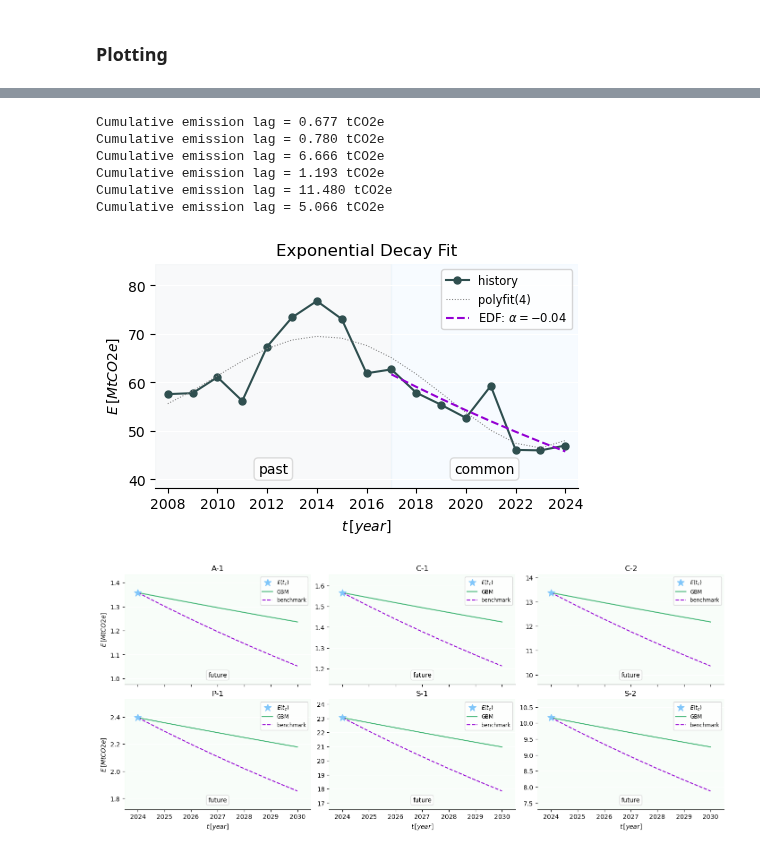
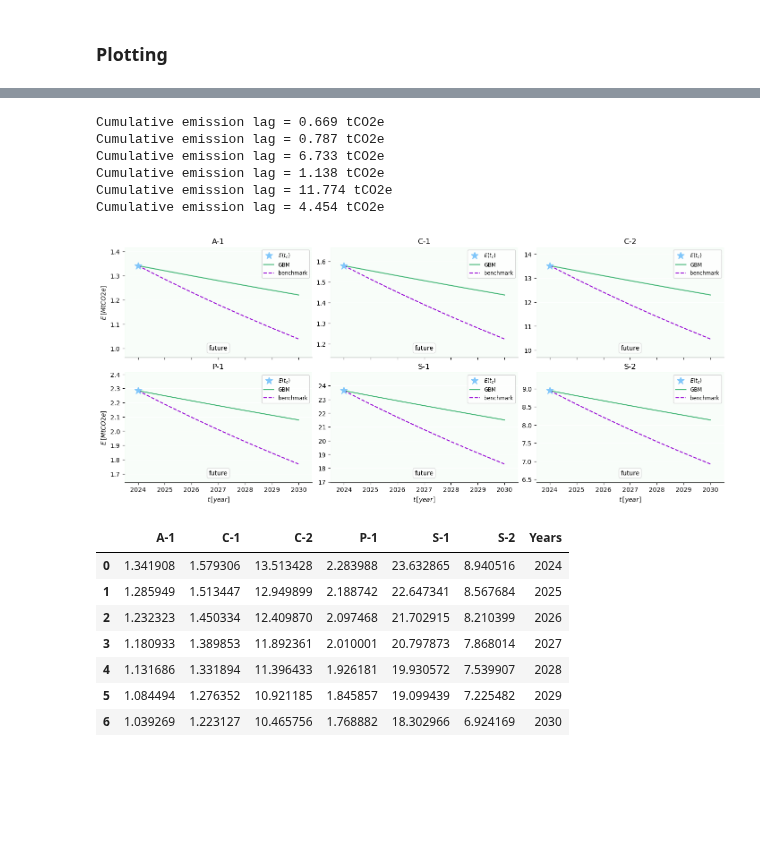
Before and after one commit to thiagoneye/costcaster, a Jupyter notebook: src/forecast.ipynb, the cells around one changed output, grey strips where cells are left out. Cells and saved outputs as stored; diff of their text form; code cells hidden in the pictures; blank space fills up the shorter version.

```diff
--- a/src/forecast.ipynb
+++ b/src/forecast.ipynb
@@ -542,9 +540,9 @@ URL = "https://raw.githubusercontent.com/thiagoneye/costcaster/main/data/Relat%C
 response = requests.get(URL)
 br = pd.read_excel(BytesIO(response.content), engine="openpyxl", skiprows=1)
 
-# 2023 emissions only
-E_2023 = df.iloc[-2]
-E_2023 = E_2023.to_dict()
+# Last emissions only
+E_last = df.iloc[-1]
+E_last = E_last.to_dict()
 
 # History
 th, Eh = br["Ano"].values, br["milhões de toneladas"].values
@@ -634,36 +667,5 @@ def lag_cumulative(comp, br, opt="cum"):
 # %%
-# Curve Fitting
-
-fig, ax = plt.subplots(
-    1, 1, figsize=(3 * 1.618, 3), sharey=False, constrained_layout=True
-)
-
-plt.plot(th, Eh, "-o", color=COLORS["History"], ms=5, label="history", zorder=2)
-plt.plot(th, E_, label="polyfit(4)", lw=0.75, ls=":", color="gray")
-plt.plot(
-    th_e,
-    E_e,
-    color=mcolors.CSS4_COLORS["darkviolet"],
-    ls="--",
-    label=f"EDF: $\\alpha = {ALPHA:.2f}$",
-)
-
-y_baseline = config_plot(
-    ax,
-    Eh,
-    x_lim=[min(th) - 0.5, commom_range[1] + 0.5],
-    title="Exponential Decay Fit",
-    leg_loc="upper right",
-)
-ax.set_xlabel("$t \\, [year]$")
-ax.set_ylabel("$E \\, [MtCO2e]$")
-
-add_axvspan_annotation(ax, min(th) - 0.5, past_range[1], y_baseline=y_baseline)
-add_axvspan_annotation(
-    ax, commom_range[0], commom_range[1] + 0.5, y_baseline=y_baseline
-)
-
-fig.savefig(f"../img/exponential_decay_fit.png", dpi=600, bbox_inches="tight")
+output_b = dict()
 
 # Benchmark
 
@@ -672,9 +674,10 @@ axs = axs.flatten()
 
 company_id = 0
 for ax, comp in zip(axs, list_of_companies):
-    E_k = E_2023[comp]
+    E_k = E_last[comp]
     Fk = f_k(E_k, tc, tf)
     Fbr = f_br(E_k, tc, tf)
+    output_b[comp] = Fbr
 
     ax.plot(
         tf[0],
@@ -685,38 +688,52 @@ for ax, comp in zip(axs, list_of_companies):
         label="$E(t_c)$",
         zorder=12,
     )
     plot_future(ax, Fk, Fbr, comp)
 
     lag_cumulative(Fk, Fbr, opt="cum")
     # lag_cumulative(Fk, Fbr, opt="2030")
 
     y_baseline = config_plot(
         ax,
         Fbr,
         x_lim=[commom_range[1] - 0.5, future_range[1] - 0.5],
         title=comp,
         leg_loc="upper right",
         x_multiplelocator=1,
     )
     add_axvspan_annotation(
         ax, commom_range[1] - 0.5, future_range[1] - 0.5, y_baseline=y_baseline
     )
 
     if company_id in [0, 3]:
         ax.set_ylabel("$E \\, [MtCO2e]$")
 
     if company_id >= 3:
         ax.set_xlabel("$t \\, [year]$")
 
     company_id += 1
 
 fig.savefig(f"../img/benchmark.png", dpi=600, bbox_inches="tight")
 # %% [output]
-Cumulative emission lag = 0.677 tCO2e
-Cumulative emission lag = 0.780 tCO2e
-Cumulative emission lag = 6.666 tCO2e
-Cumulative emission lag = 1.193 tCO2e
-Cumulative emission lag = 11.480 tCO2e
-Cumulative emission lag = 5.066 tCO2e
+Cumulative emission lag = 0.669 tCO2e
+Cumulative emission lag = 0.787 tCO2e
+Cumulative emission lag = 6.733 tCO2e
+Cumulative emission lag = 1.138 tCO2e
+Cumulative emission lag = 11.774 tCO2e
+Cumulative emission lag = 4.454 tCO2e
-[figure, old version]
+[figure, new version]
-[figure, removed]
+# %%
+e_b = pd.DataFrame(output_b)
+e_b["Years"] = np.arange(2024, 2031)
+display(e_b)
+
+e_b.to_excel("../data/Forecast - Benchmark.xlsx")
+# %% [output]
+|  | A-1 | C-1 | C-2 | P-1 | S-1 | S-2 | Years |
+| 0 | 1.341908 | 1.579306 | 13.513428 | 2.283988 | 23.632865 | 8.940516 | 2024 |
+| 1 | 1.285949 | 1.513447 | 12.949899 | 2.188742 | 22.647341 | 8.567684 | 2025 |
+| 2 | 1.232323 | 1.450334 | 12.409870 | 2.097468 | 21.702915 | 8.210399 | 2026 |
+| 3 | 1.180933 | 1.389853 | 11.892361 | 2.010001 | 20.797873 | 7.868014 | 2027 |
+| 4 | 1.131686 | 1.331894 | 11.396433 | 1.926181 | 19.930572 | 7.539907 | 2028 |
+| 5 | 1.084494 | 1.276352 | 10.921185 | 1.845857 | 19.099439 | 7.225482 | 2029 |
+| 6 | 1.039269 | 1.223127 | 10.465756 | 1.768882 | 18.302966 | 6.924169 | 2030 |
```
Also changed, not shown: parts of 2 cells of this notebook, 5 other files.
